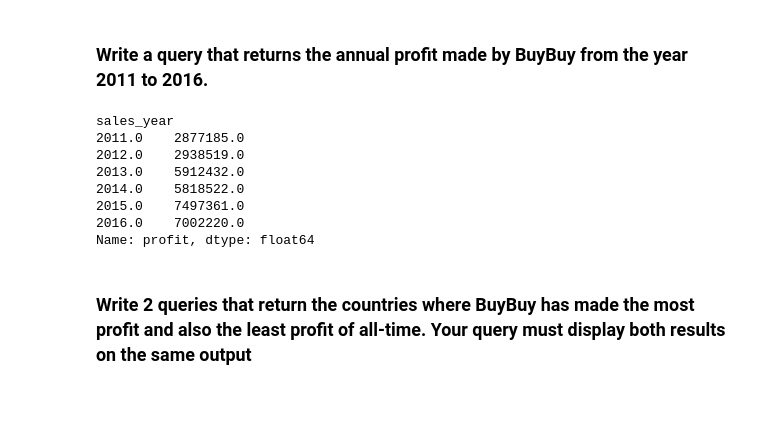
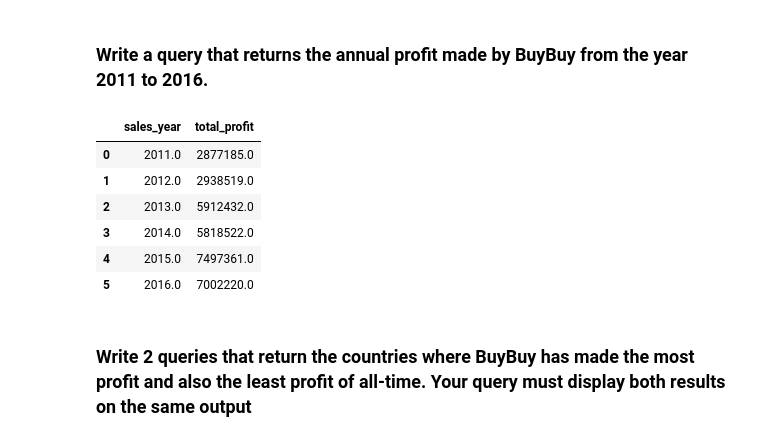
Before and after one commit to LemmyFee/Code-Your-Way-Up, a Jupyter notebook: buybuy_sales.ipynb, the cells around one changed output. Drawn from its saved outputs; the diff is of its cells as text; code cells hidden in the pictures; blank space fills up the shorter version.

```diff
--- a/buybuy_sales.ipynb
+++ b/buybuy_sales.ipynb
@@ -246,16 +246,15 @@ quarterly[['sales_year', 'Q2']].set_index('sales_year')
 # %% [markdown]
 ### Write a query that returns the annual profit made by BuyBuy from the year 2011 to 2016.
 # %%
-df.groupby('sales_year')['profit'].sum()
+df.groupby('sales_year')['profit'].sum().reset_index(name ='total_profit')
 # %% [output]
-sales_year
-2011.0    2877185.0
-2012.0    2938519.0
-2013.0    5912432.0
-2014.0    5818522.0
-2015.0    7497361.0
-2016.0    7002220.0
-Name: profit, dtype: float64
+|  | sales_year | total_profit |
+| 0 | 2011.0 | 2877185.0 |
+| 1 | 2012.0 | 2938519.0 |
+| 2 | 2013.0 | 5912432.0 |
+| 3 | 2014.0 | 5818522.0 |
+| 4 | 2015.0 | 7497361.0 |
+| 5 | 2016.0 | 7002220.0 |
 # %% [markdown]
 ### Write 2 queries that return the countries where BuyBuy has made the most profit and also the least profit of all-time. Your query must display both results on the same output
 # %%
```
Also changed, not shown: parts of 8 cells of this notebook.
